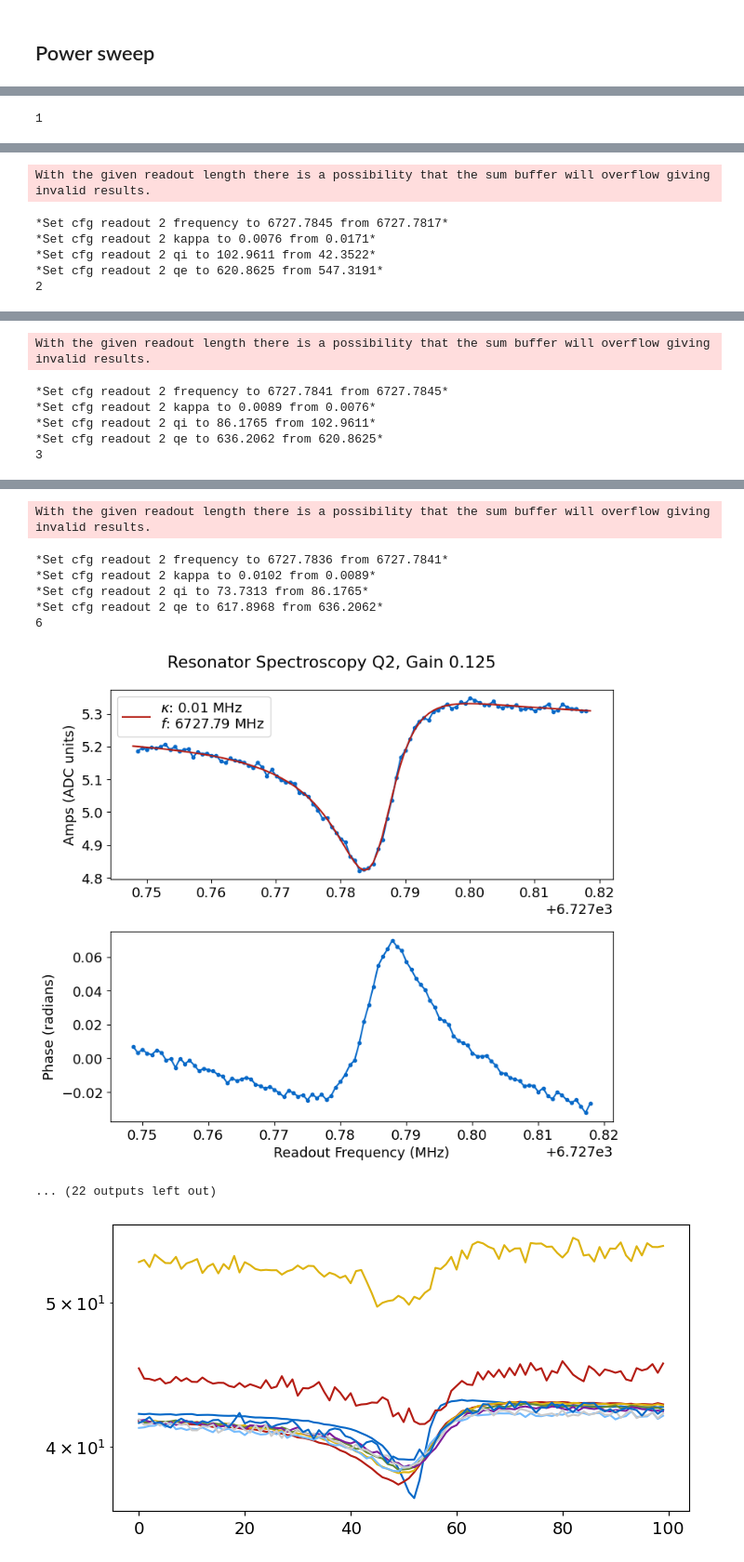
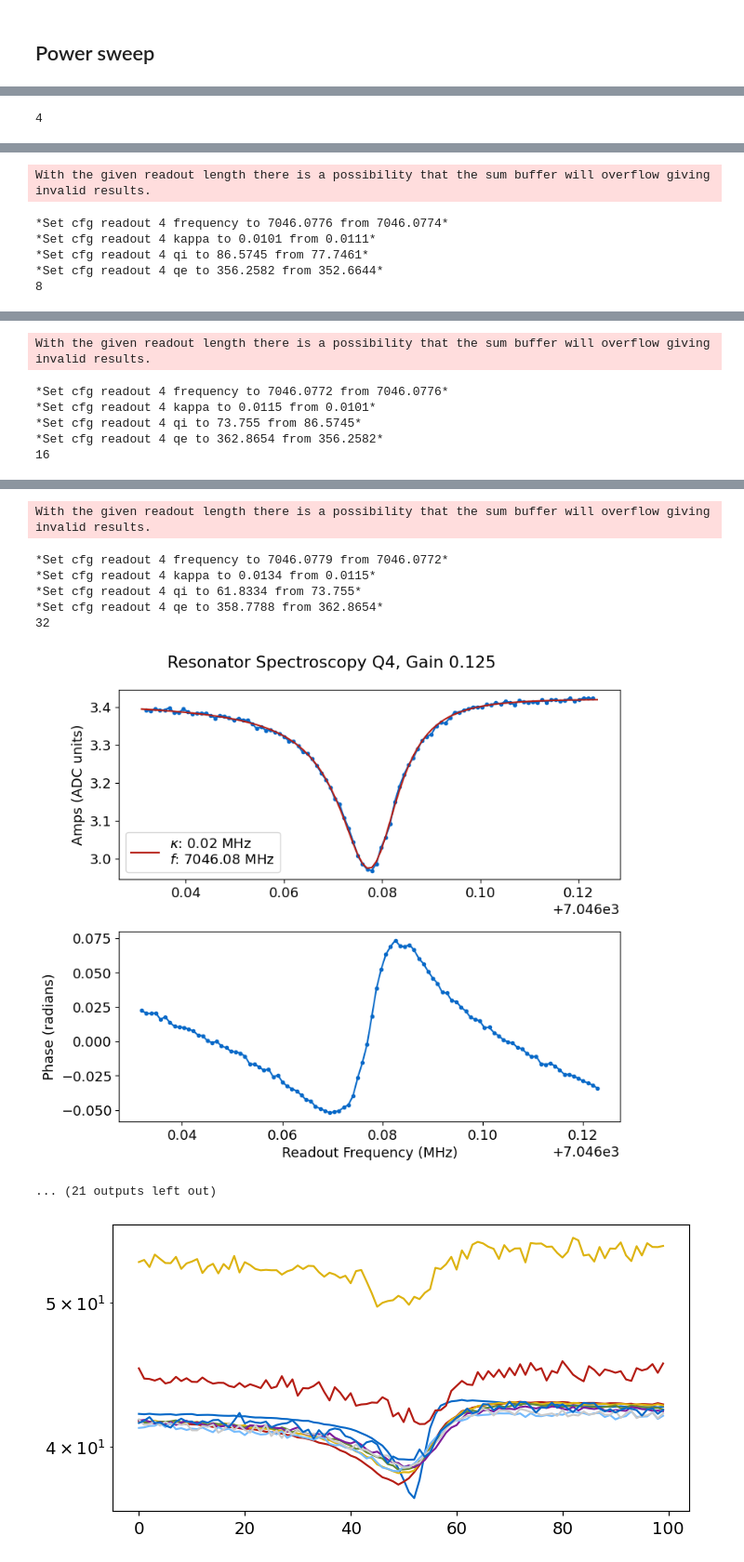
Before and after one commit to shiy1022/slab_qick_calib, a Jupyter notebook: meas_resonators.ipynb, the cells around one changed output, grey strips where cells are left out. Shown at 93% size. Drawn from its saved outputs; the diff is of its cells as text; code cells hidden in the pictures.

```diff
--- a/meas_resonators.ipynb
+++ b/meas_resonators.ipynb
@@ -110,13 +115,13 @@ res_values = np.delete(res_values,1)
 # %% [markdown]
 ## Res fine
 # %%
-update=True
+update=False
 
-qubit_list = np.arange(7)
+qubit_list = np.arange(2)
 #qubit_list=[5]
 for qi in qubit_list:
-    #rspec = meas.ResSpec(cfg_dict, qi=qi, params={'span':1, 'center':res_values[qi], 'gain':1,'reps':4,'length':300}) # Use this to sweep through the res_values list
-    rspec = meas.ResSpec(cfg_dict, qi=qi, params={'span':'kappa','reps':50,'gain':1,'length':300})
+    rspec = meas.ResSpec(cfg_dict, qi=qi, params={'span':1, 'center':res_values[qi], 'gain':1,'reps':4,'length':500}) # Use this to sweep through the res_values list
+    #rspec = meas.ResSpec(cfg_dict, qi=qi, params={'span':'kappa','reps':50,'gain':1,'length':500})
     #rspec = meas.ResSpec(cfg_dict, qi=qi, params={'span':1,'long_pulse':True,'gain':1,'length':400})
     if update: rspec.update(cfg_dict['cfg_file'])
 # %% [output]
@@ -139,13 +141,13 @@ plt.plot(x, y, 'o', label='raw data')
 # %% [markdown]
 ## Power sweep
 # %%
-qi=2
+qi=4
 qi_list=[]
 gains = [1, 0.5, 0.25, 0.125, 0.0625, 0.03125, 0.015625, 0.0078125, 0.00390625, 0.001953125]
 #gains = [0.25, 0.125, 0.0625, 0.03125, 0.015625, 0.0078125, 0.00390625, 0.001953125]
 d=[]
 for i, g in enumerate(gains):
-    reps = int(np.ceil(0.7*(2)**i))
+    reps = int(np.ceil(4*(2)**i))
     print(reps)
     rspec = meas.ResSpec(cfg_dict, qi=qi, params={'span':'kappa','long_pulse':True,'reps':reps,'gain':g,'expts':100})
     rspec.update(cfg_dict['cfg_file'])
@@ -157,4 +159,4 @@ plt.plot(qi_list,'-o')
 plt.title(f'Resonator {qi}')
 # %% [output]
 With the given readout length there is a possibility that the sum buffer will overflow giving invalid results.
-1
+4
@@ -162,6 +164,6 @@ With the given readout length there is a possibility that the sum buffer will ov
 With the given readout length there is a possibility that the sum buffer will overflow giving invalid results.
-*Set cfg readout 2 frequency to 6727.7845 from 6727.7817*
-*Set cfg readout 2 kappa to 0.0076 from 0.0171*
-*Set cfg readout 2 qi to 102.9611 from 42.3522*
-*Set cfg readout 2 qe to 620.8625 from 547.3191*
-2
+*Set cfg readout 4 frequency to 7046.0776 from 7046.0774*
+*Set cfg readout 4 kappa to 0.0101 from 0.0111*
+*Set cfg readout 4 qi to 86.5745 from 77.7461*
+*Set cfg readout 4 qe to 356.2582 from 352.6644*
+8
@@ -169,6 +171,6 @@ With the given readout length there is a possibility that the sum buffer will ov
 With the given readout length there is a possibility that the sum buffer will overflow giving invalid results.
-*Set cfg readout 2 frequency to 6727.7841 from 6727.7845*
-*Set cfg readout 2 kappa to 0.0089 from 0.0076*
-*Set cfg readout 2 qi to 86.1765 from 102.9611*
-*Set cfg readout 2 qe to 636.2062 from 620.8625*
-3
+*Set cfg readout 4 frequency to 7046.0772 from 7046.0776*
+*Set cfg readout 4 kappa to 0.0115 from 0.0101*
+*Set cfg readout 4 qi to 73.755 from 86.5745*
+*Set cfg readout 4 qe to 362.8654 from 356.2582*
+16
@@ -176,11 +178,11 @@ With the given readout length there is a possibility that the sum buffer will ov
 With the given readout length there is a possibility that the sum buffer will overflow giving invalid results.
-*Set cfg readout 2 frequency to 6727.7836 from 6727.7841*
-*Set cfg readout 2 kappa to 0.0102 from 0.0089*
-*Set cfg readout 2 qi to 73.7313 from 86.1765*
-*Set cfg readout 2 qe to 617.8968 from 636.2062*
-6
+*Set cfg readout 4 frequency to 7046.0779 from 7046.0772*
+*Set cfg readout 4 kappa to 0.0134 from 0.0115*
+*Set cfg readout 4 qi to 61.8334 from 73.755*
+*Set cfg readout 4 qe to 358.7788 from 362.8654*
+32
-[figure, old version]
+[figure, new version]
-... (22 outputs left out)
+... (21 outputs left out)
 # %%
 plt.figure()
 
```
Also changed, not shown: parts of 7 cells of this notebook, 28 other files.
